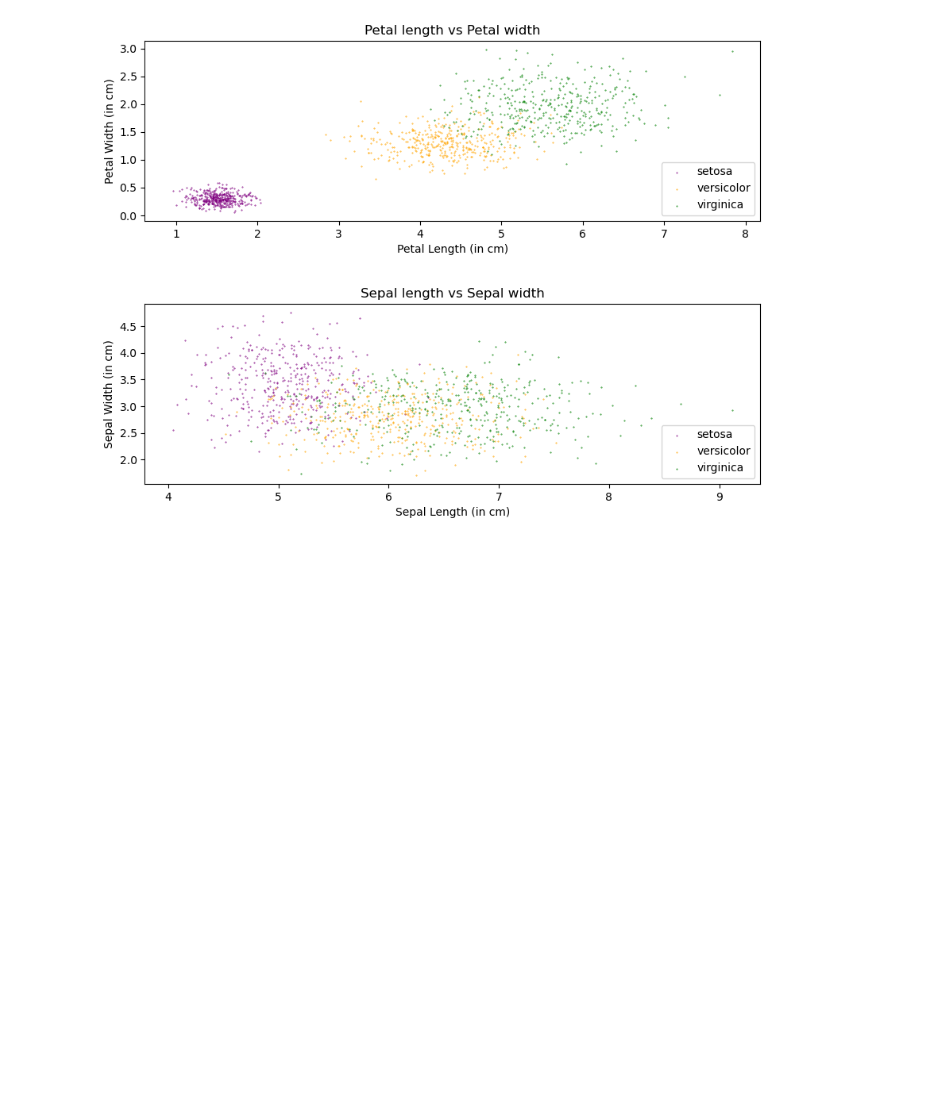
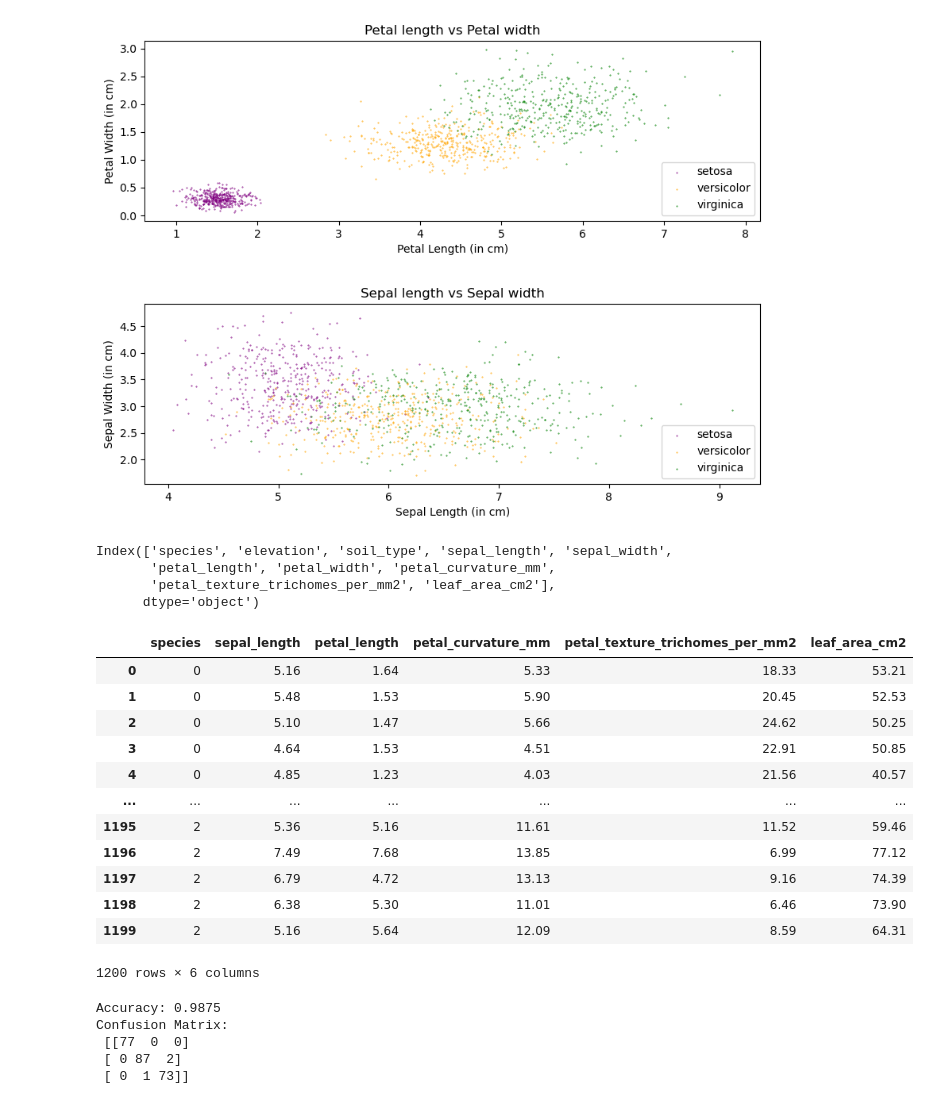
Before and after one commit to Prateek2000/ml-project-2024-autumn, a Jupyter notebook: flowers.ipynb, the cells around one changed output. Drawn from its saved outputs; the diff is of its cells as text; code cells hidden in the pictures; blank space fills up the shorter version.

```diff
--- a/flowers.ipynb
+++ b/flowers.ipynb
@@ -83,3 +83,33 @@ plt.show()
 #this is fine
 # %% [output]
 [figure]
+# %%
+from sklearn.tree import DecisionTreeClassifier
+from sklearn.model_selection import train_test_split
+from sklearn.metrics import confusion_matrix, accuracy_score
+from sklearn.tree import plot_tree, export_graphviz
+
+df2.columns
+# %% [output]
+Index(['species', 'elevation', 'soil_type', 'sepal_length', 'sepal_width',
+       'petal_length', 'petal_width', 'petal_curvature_mm',
+       'petal_texture_trichomes_per_mm2', 'leaf_area_cm2'],
+      dtype='object')
+# %%
+#drop columns we dont want to use
+df2 = df2[['species','sepal_length', 'petal_length', 'petal_curvature_mm', 'petal_texture_trichomes_per_mm2', 'leaf_area_cm2']]
+df2
+# %% [output]
+|  | species | sepal_length | petal_length | petal_curvature_mm | petal_texture_trichomes_per_mm2 | leaf_area_cm2 |
+| 0 | 0 | 5.16 | 1.64 | 5.33 | 18.33 | 53.21 |
+| 1 | 0 | 5.48 | 1.53 | 5.90 | 20.45 | 52.53 |
+| 2 | 0 | 5.10 | 1.47 | 5.66 | 24.62 | 50.25 |
+| 3 | 0 | 4.64 | 1.53 | 4.51 | 22.91 | 50.85 |
+| 4 | 0 | 4.85 | 1.23 | 4.03 | 21.56 | 40.57 |
+| ... | ... | ... | ... | ... | ... | ... |
+| 1195 | 2 | 5.36 | 5.16 | 11.61 | 11.52 | 59.46 |
+| 1196 | 2 | 7.49 | 7.68 | 13.85 | 6.99 | 77.12 |
+| 1197 | 2 | 6.79 | 4.72 | 13.13 | 9.16 | 74.39 |
+| 1198 | 2 | 6.38 | 5.30 | 11.01 | 6.46 | 73.90 |
+| 1199 | 2 | 5.16 | 5.64 | 12.09 | 8.59 | 64.31 |
+1200 rows × 6 columns
@@ -85,0 +127,11 @@ plt.show()
+# %%
+acc = accuracy_score(y_test, y_pred)
+conf_mat = confusion_matrix(y_test, y_pred)
+print('Accuracy:', acc)
+print('Confusion Matrix:\n', conf_mat)
+# %% [output]
+Accuracy: 0.9875
+Confusion Matrix:
+ [[77  0  0]
+ [ 0 87  2]
+ [ 0  1 73]]
```
Also changed, not shown: parts of 6 cells of this notebook, 1 other file.
